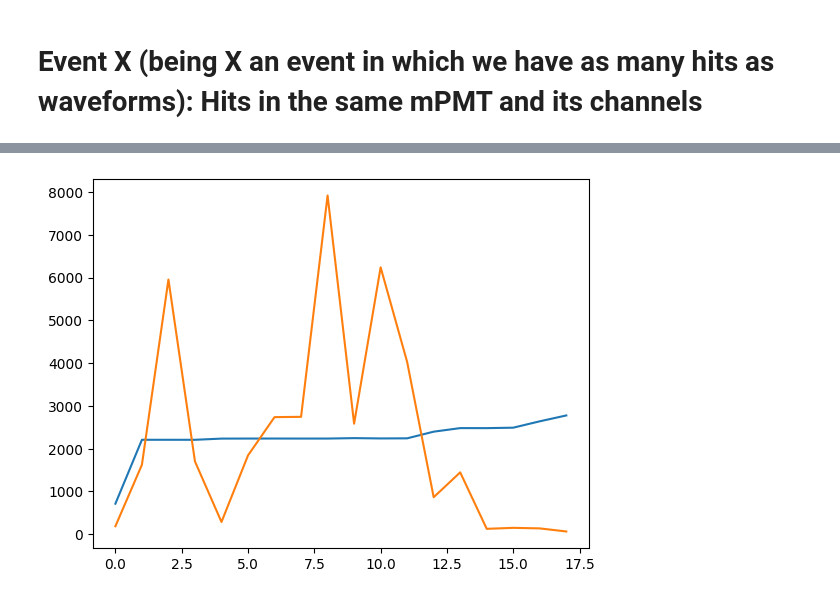
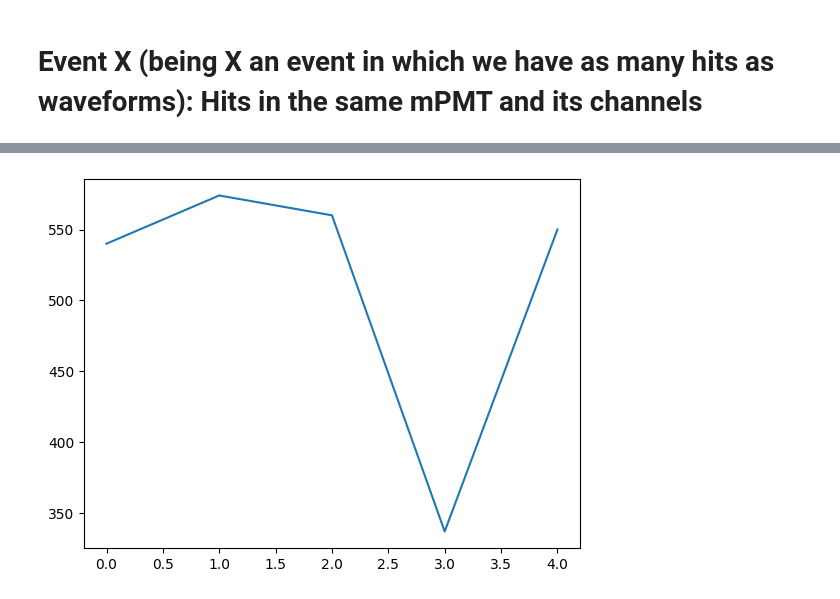
Before and after one commit to elenaramos44/WCTE_BRB_Data_Analysis, a Jupyter notebook: DataCleaning.ipynb, the cells around one changed output, grey strips where cells are left out. Drawn from its saved outputs; the diff is of its cells as text; code cells hidden in the pictures.

```diff
--- a/DataCleaning.ipynb
+++ b/DataCleaning.ipynb
@@ -106,8 +151,8 @@ print(len(tree["pmt_waveforms"].array()[event]))
 # %%
 event = 8
-hit_times = tree["hit_pmt_times"].array()[event]
-hit_charges = tree["hit_pmt_charges"].array()[event]
-hit_waveforms = tree["pmt_waveforms"].array()[event]
+hit_times = branch["hit_pmt_times"].array()[event]
+hit_charges = branch["hit_pmt_charges"].array()[event]
+hit_waveforms = branch["pmt_waveforms"].array()[event]
 # %%
 plt.hist(hit_times, histtype="step");
 plt.xlabel("Event 0: Hit Times [ns]");
@@ -133,11 +177,15 @@ plt.tight_layout()
 # %% [markdown]
 # Event X (being X an event in which we have as many hits as waveforms): Hits in the same mPMT and its channels
 # %%
-hit_card_ids = tree["hit_mpmt_card_ids"].array()[event]
-c, b, _ = plt.hist(hit_card_ids, bins=132, histtype="step");
+hit_card_ids = branch["hit_mpmt_card_ids"].array()[event]
+fig = plt.figure(figsize=(13,7))
+c, b, _ = plt.hist(hit_card_ids, bins=np.arange(0, 134, 1), histtype="step");
 plt.xlabel("Card ID")
 plt.ylabel(f"No. Hits in Event {event}")
+plt.xticks(np.arange(0, 133, 2), rotation=90, fontsize=8)
+plt.xlim(40, np.max(b))
 
-print(f"Card with the bigger number of hits is Card {np.argmax(c)+1}")
+
+print(f"Card with the bigger number of hits is Card {np.argmax(c)}")
 # %% [output]
 Card with the bigger number of hits is Card 130
@@ -145,8 +193,8 @@ Card with the bigger number of hits is Card 130
 # %%
-card_id_mask = (tree["hit_mpmt_card_ids"].array()[event] == np.argmax(c)+1)
-channels_hit_in_card_with_the_most_hits = tree["hit_pmt_channel_ids"].array()[event][card_id_mask]
+card_id_mask = (branch["hit_mpmt_card_ids"].array()[event] == np.argmax(c))
+channels_hit_in_card_with_the_most_hits = branch["hit_pmt_channel_ids"].array()[event][card_id_mask]
 
-a, b, _ = plt.hist(channels_hit_in_card_with_the_most_hits, bins=19, histtype="step");
-plt.xlabel(f"Card ID {np.argmax(c)+1} Channels");
+a, b, _ = plt.hist(channels_hit_in_card_with_the_most_hits, bins=np.arange(0, 20, 1), histtype="step");
+plt.xlabel(f"Card ID {np.argmax(c)} Channels");
 plt.xticks(b);
 # %% [output]
@@ -167,5 +215,5 @@ plt.tight_layout()
 # %%
-plt.plot(hit_times[card_id_mask])
+# plt.plot(hit_times[card_id_mask])
 plt.plot(hit_charges[card_id_mask]);
 # %% [output]
-[figure, old version]
+[figure, new version]
```
Also changed, not shown: parts of 28 cells of this notebook.
